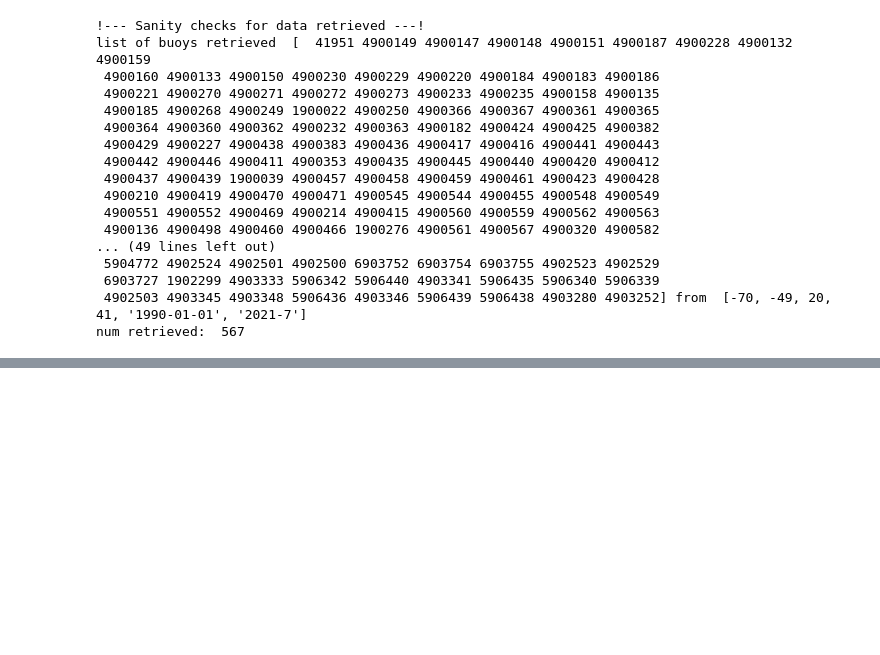
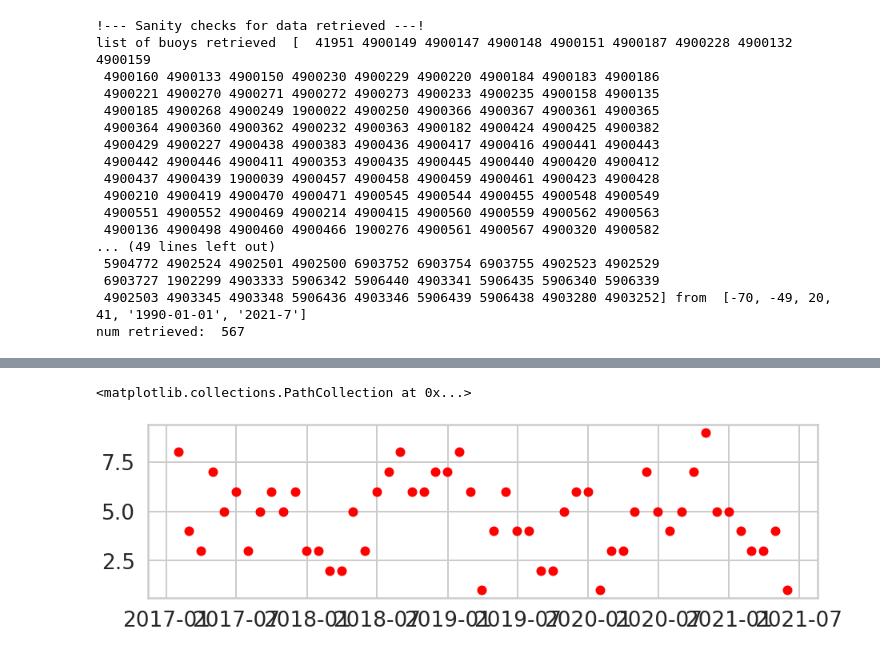
Before and after one commit to nouyang/oceansim, a Jupyter notebook: 9- Plots.ipynb, the cells around one changed output, grey strips where cells are left out. Drawn from its saved outputs; the diff is of its cells as text; code cells hidden in the pictures; blank space fills up the shorter version.

Commit message:
made sparsity 3x3 monthly plots

```diff
--- a/9- Plots.ipynb
+++ b/9- Plots.ipynb
@@ -56,5 +55,5 @@ SyntaxError: invalid syntax (<ipython-input-28-836bae9ee16a>, line 1)
 # %%
-def get_geojsread_pickleat1, lat2, lon1, lon2, lat_stride=6, lon_stride=6):
+def get_geojson_grid(lat1, lat2, lon1, lon2, lat_stride=6, lon_stride=6):
 
     lat_steps = np.linspace(lat1, lat2, int((lat2-lat1)/lat_stride)+1)
     lon_steps = np.linspace(lon1, lon2, int((lon2-lon1)/lon_stride)+1)
@@ -98,23 +97,23 @@ def heatmap_profile_counts(df_buoy, list_boxes_latlon, time_start, time_end):
         ]
         #print(itfits.shape[0], (lat1, lon1), (lat2, lon2))
 
-
         profile_counts_grid.append((itfits.shape[0], latlon_box))
         if itfits.shape[0] == 0:
             zeros.append(latlon_box)
 
     num_zeros = len(zeros)
-    num_grids = len(profile_counts_grid)
-    print('REsults: ')
-    print(num_zeros, num_grids)
+    num_total_rects = len(profile_counts_grid)
+
+    print('Results: ')
+    print(num_zeros, num_total_rects)
+    return num_zeros, num_total_rects
 
 TIME_START = '2021-01-01'
 TIME_END = '2021-02-28'
+TIME_END = '2021-01-31'
 TIME_STRIDE = 2 # in months
 
-def count_by_month():
-
-heatmap_profile_counts(df_buoy, list_boxes_latlon, TIME_START, TIME_END)
+num_zeros, num_total_grids = heatmap_profile_counts(df_buoy, list_boxes_latlon, TIME_START, TIME_END)
 print('For: ', LIMITS)
 print('For: ', TIME_START, TIME_END)
 # %% [output]
@@ -130,0 +126,16 @@ hi
+# %%
+#df_buoy = pd.read_pickle("argoindex_[-70, -49, 20, 41, '1990-01-01', '2021-7'].pkl")
+date_rng = pd.date_range(start='12/1/2016', end='6/01/2021', freq='1M')
+prev_date = date_rng[0]
+
+zeros_by_month = []
+for date in date_rng[1:]:
+    time_start = prev_date
+    time_end = date
+    #print(time_start, time_end)
+    num_zeros, num_total = heatmap_profile_counts(df_buoy, list_boxes_latlon, time_start, time_end)
+    zeros_by_month.append(num_zeros)
+
+    prev_date = date
+
+zeros_by_month
@@ -130,0 +195,5 @@ hi
+# %%
+plt.scatter(date_rng[1:], zeros_by_month, s =100, c = 'red')
+# %% [output]
+<matplotlib.collections.PathCollection at 0x...>
+[figure, added]
```
Also changed, not shown: parts of 9 cells of this notebook, 1 other file.
